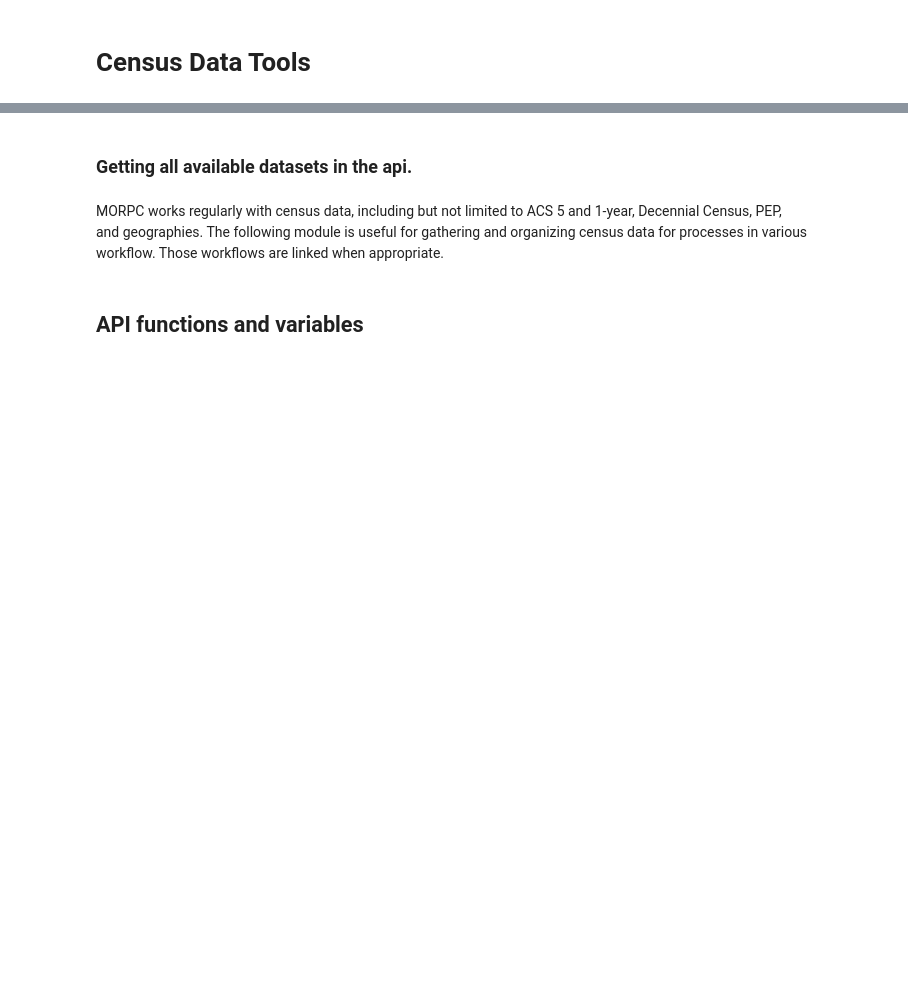
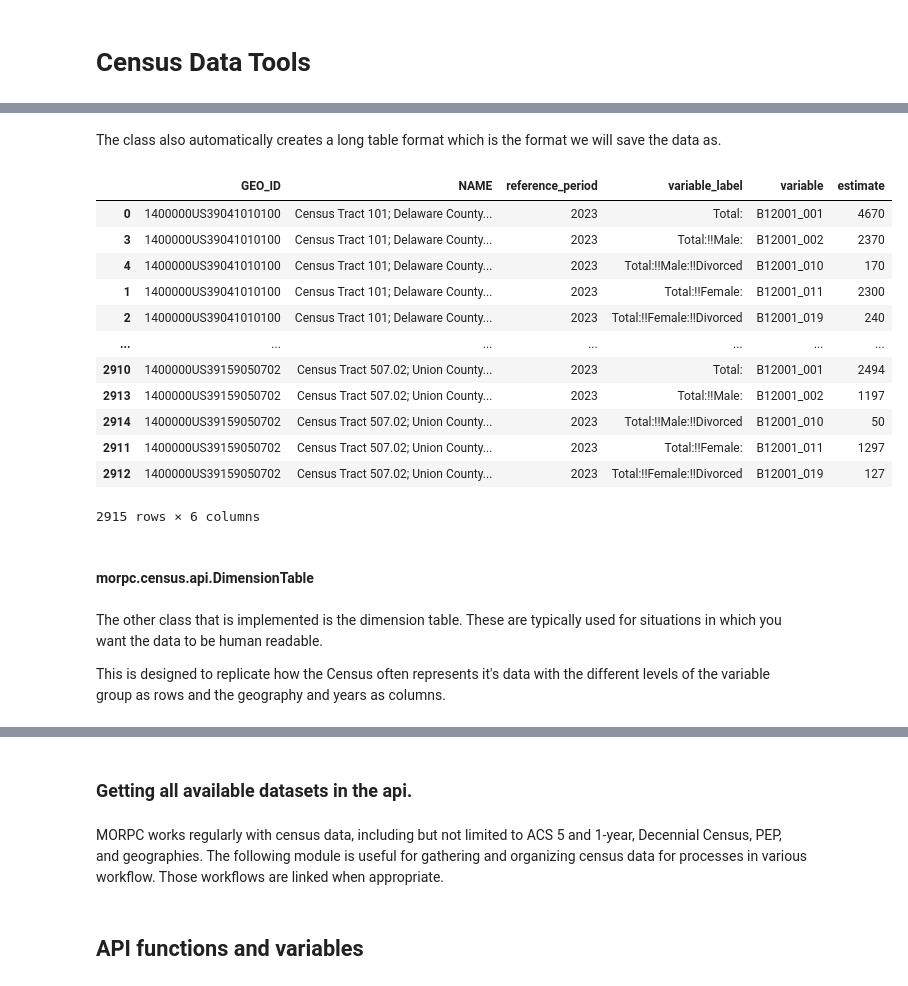
Before and after one commit to morpc/morpc-py, a Jupyter notebook: doc/07-morpc-census-demo.ipynb, the cells around one changed output, grey strips where cells are left out. Cells and saved outputs as stored; diff of their text form; code cells hidden in the pictures; blank space fills up the shorter version.

```diff
--- a/doc/07-morpc-census-demo.ipynb
+++ b/doc/07-morpc-census-demo.ipynb
@@ -14,0 +218,24 @@ api_get(**req)
+# %% [markdown]
+The class also automatically creates a long table format which is the format we will save the data as.
+# %%
+b12001_2023.LONG
+# %% [output]
+|  | GEO_ID | NAME | reference_period | variable_label | variable | estimate |
+| 0 | 1400000US39041010100 | Census Tract 101; Delaware County... | 2023 | Total: | B12001_001 | 4670 |
+| 3 | 1400000US39041010100 | Census Tract 101; Delaware County... | 2023 | Total:!!Male: | B12001_002 | 2370 |
+| 4 | 1400000US39041010100 | Census Tract 101; Delaware County... | 2023 | Total:!!Male:!!Divorced | B12001_010 | 170 |
+| 1 | 1400000US39041010100 | Census Tract 101; Delaware County... | 2023 | Total:!!Female: | B12001_011 | 2300 |
+| 2 | 1400000US39041010100 | Census Tract 101; Delaware County... | 2023 | Total:!!Female:!!Divorced | B12001_019 | 240 |
+| ... | ... | ... | ... | ... | ... | ... |
+| 2910 | 1400000US39159050702 | Census Tract 507.02; Union County... | 2023 | Total: | B12001_001 | 2494 |
+| 2913 | 1400000US39159050702 | Census Tract 507.02; Union County... | 2023 | Total:!!Male: | B12001_002 | 1197 |
+| 2914 | 1400000US39159050702 | Census Tract 507.02; Union County... | 2023 | Total:!!Male:!!Divorced | B12001_010 | 50 |
+| 2911 | 1400000US39159050702 | Census Tract 507.02; Union County... | 2023 | Total:!!Female: | B12001_011 | 1297 |
+| 2912 | 1400000US39159050702 | Census Tract 507.02; Union County... | 2023 | Total:!!Female:!!Divorced | B12001_019 | 127 |
+2915 rows × 6 columns
+# %% [markdown]
+#### morpc.census.api.DimensionTable
+# %% [markdown]
+The other class that is implemented is the dimension table. These are typically used for situations in which you want the data to be human readable.
+
+This is designed to replicate how the Census often represents it's data with the different levels of the variable group as rows and the geography and years as columns.
```
Also changed, not shown: parts of 42 cells of this notebook, 4 other files.
